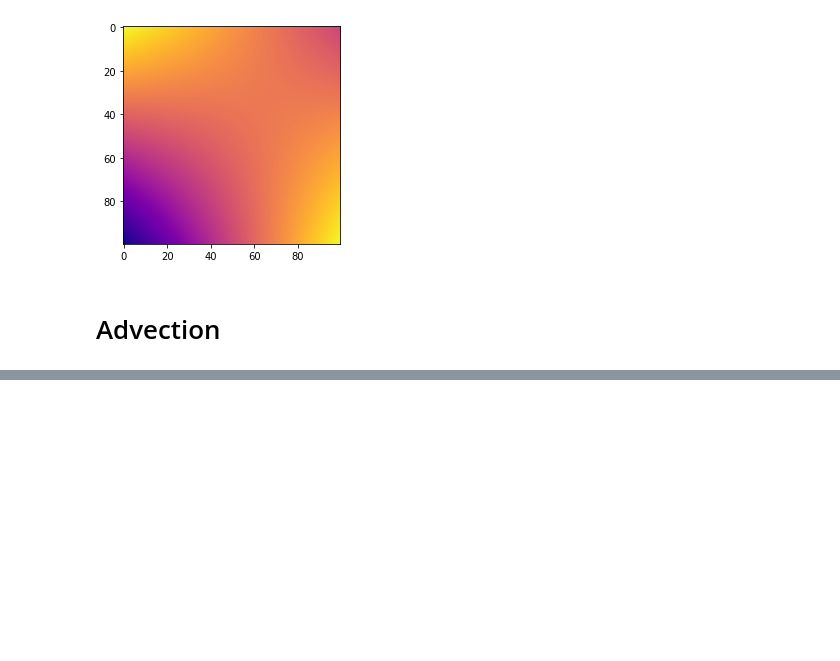
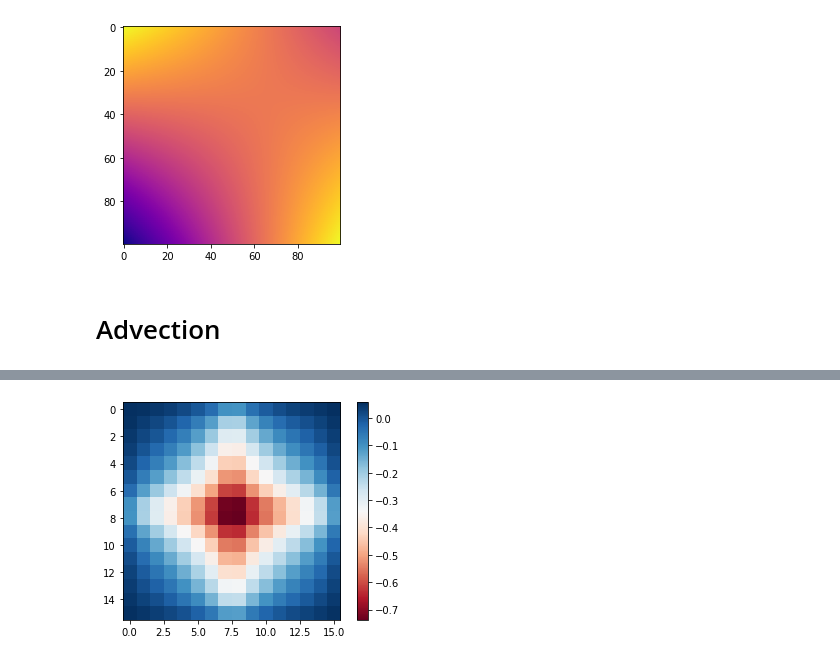
Before and after one commit to Victorlouisdg/simulators, a Jupyter notebook: fluid_2d.ipynb, the cells around one changed output, grey strips where cells are left out. Saved outputs shown, nothing was run; the diff lists cells and outputs as text; code cells hidden in the pictures; blank space fills up the shorter version.

```diff
--- a/fluid_2d.ipynb
+++ b/fluid_2d.ipynb
@@ -283,0 +332,19 @@ animate_image_list(advection_history)
+# %%
+def calculate_pressure(divergence):
+    pressure = np.zeros((n, n))
+    pressure_new = np.zeros((n, n))
+
+    for _ in range(20):
+        for i in range(n):
+            for j in range(n):
+                pressure_above = pressure[i-1, j] if i-1 >= 0 else 0.0
+                pressure_below = pressure[i+1, j] if i+1 <= n-1 else 0.0
+                pressure_left = pressure[i, j-1] if j-1 >= 0 else 0.0
+                pressure_right = pressure[i, j+1] if j+1 <= n-1 else 0.0
+
+                pressure_neighbors = pressure_above + pressure_below + \
+                                     pressure_left + pressure_right
+
+                pressure_new[i, j] = divergence[i, j] + (pressure_neighbors) / 4
+        pressure = pressure_new
+    return pressure
@@ -283,0 +357,6 @@ animate_image_list(advection_history)
+# %%
+pressure = calculate_pressure(divergence)
+plt.imshow(pressure, cmap="RdBu") #, vmin=-0.05, vmax=0.05)
+plt.colorbar();
+# %% [output]
+[figure, added]
```
Also changed, not shown: parts of 11 cells of this notebook.
